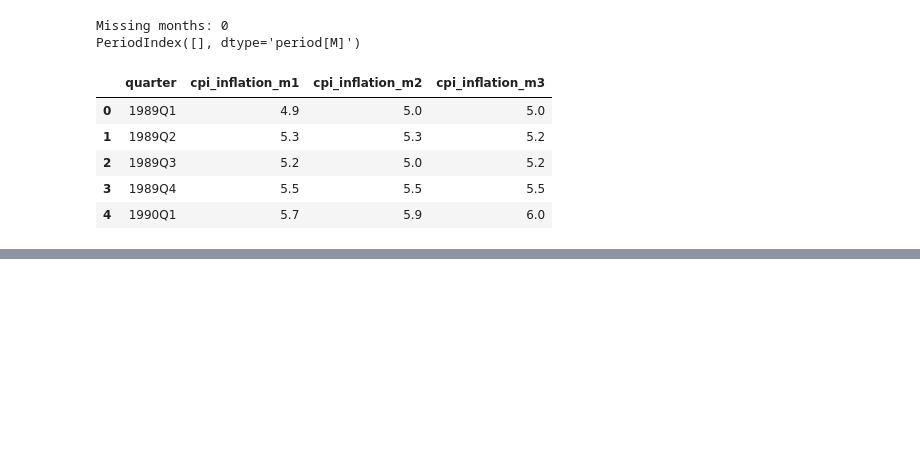
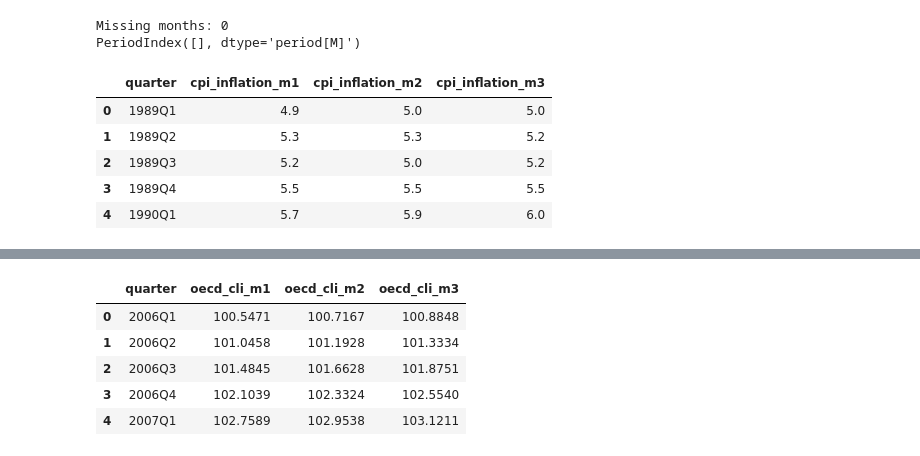
Before and after one commit to ivanredkovets/uk-gdp-nowcasting, a Jupyter notebook: notebooks/02_data_preparation.ipynb, the cells around one changed output, grey strips where cells are left out. Cells and saved outputs as stored; diff of their text form; code cells hidden in the pictures; blank space fills up the shorter version.

```diff
--- a/notebooks/02_data_preparation.ipynb
+++ b/notebooks/02_data_preparation.ipynb
@@ -1220,0 +1556,6 @@ cpi_quarterly.to_csv(
+# %%
+oecd_cli_clean = oecd_cli[
+    ["TIME_PERIOD", "OBS_VALUE"]
+].copy()
+
+oecd_cli_clean.head()
@@ -1220,0 +1569,4 @@ cpi_quarterly.to_csv(
+# %%
+oecd_cli_clean.columns = ["month", "oecd_cli"]
+
+oecd_cli_clean.head()
@@ -1220,0 +1580,13 @@ cpi_quarterly.to_csv(
+# %%
+oecd_cli_clean["month"] = pd.to_datetime(
+    oecd_cli_clean["month"],
+    format="%Y-%m"
+).dt.to_period("M")
+# %%
+oecd_cli_clean = (
+    oecd_cli_clean
+    .sort_values("month")
+    .reset_index(drop=True)
+)
+
+oecd_cli_clean.head()
@@ -1220,0 +1672,15 @@ cpi_quarterly.to_csv(
+# %%
+oecd_cli_quarterly = monthly_to_quarterly_m123(
+    oecd_cli_clean,
+    value_col="oecd_cli",
+    prefix="oecd_cli"
+)
+
+oecd_cli_quarterly.head()
+# %% [output]
+|  | quarter | oecd_cli_m1 | oecd_cli_m2 | oecd_cli_m3 |
+| 0 | 2006Q1 | 100.5471 | 100.7167 | 100.8848 |
+| 1 | 2006Q2 | 101.0458 | 101.1928 | 101.3334 |
+| 2 | 2006Q3 | 101.4845 | 101.6628 | 101.8751 |
+| 3 | 2006Q4 | 102.1039 | 102.3324 | 102.5540 |
+| 4 | 2007Q1 | 102.7589 | 102.9538 | 103.1211 |
```
Also changed, not shown: parts of 37 cells of this notebook, 3 other files.
